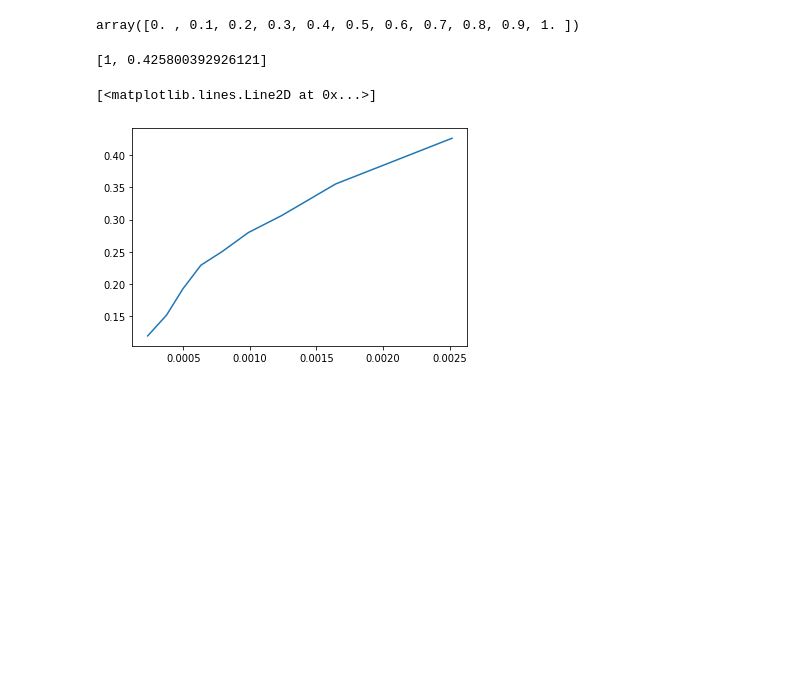
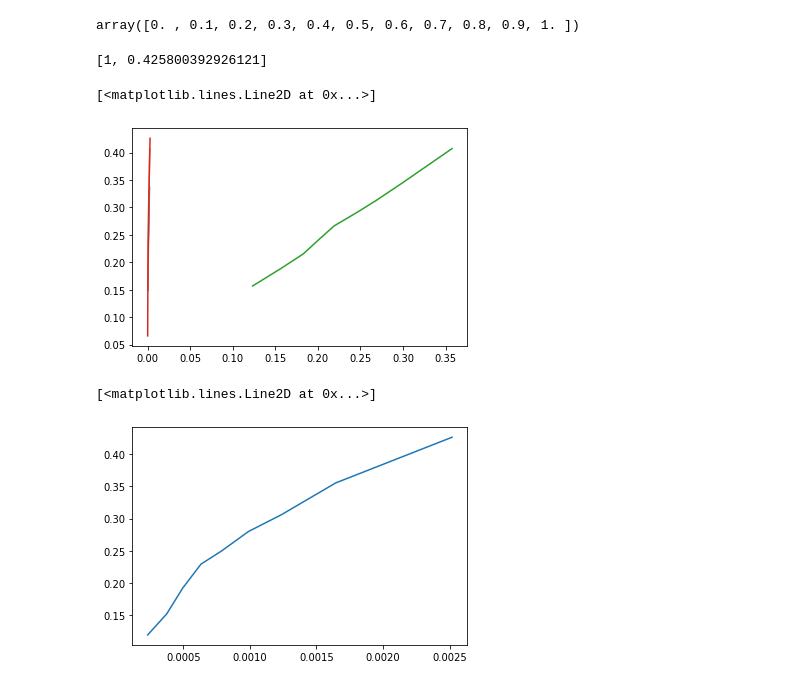
Before and after one commit to kabuhakmeh3/inphormed, a Jupyter notebook: notebooks/Neural Net Testing.ipynb, the cells around one changed output. Drawn from its saved outputs; the diff is of its cells as text; code cells hidden in the pictures; blank space fills up the shorter version.

```diff
--- a/notebooks/Neural Net Testing.ipynb
+++ b/notebooks/Neural Net Testing.ipynb
@@ -640,6 +640,24 @@ tpr_list, fpr_list = generate_roc_values(y_test, y_predicted)
 # %%
 import matplotlib.pyplot as plt
 %matplotlib inline
+# %%
+uni_bi_tpr = [0.336963400108884, 0.29451663884045287, 0.2579691735050892, 0.24287849845501708, 0.22385614315595206, 0.20699589240151595, 0.18748584915989033, 0.16637182077566876, 0.1488914476633685]
+uni_bi_fpr = [0.002309536480589447, 0.001683927568579401, 0.0013375116805062015, 0.0011022361833467383, 0.000923052717412954, 0.0008211416147136751, 0.0006841556525547175, 0.0005279987723152441, 0.0004029240265681355]
+max_tpr = [0.40713433617510797, 0.34381777451042184, 0.3125283213127969, 0.29252921827068773, 0.26624615785414946, 0.24281386463434082, 0.21518118807631748, 0.18858902871489505, 0.15687109602456045]
+max_fpr = [0.002507928748962294, 0.0017781651732514025, 0.001335689626240129, 0.0010943489310551232, 0.0009348118982703104, 0.0008095356761380428, 0.0006708307632427478, 0.0005195202538722488, 0.0003714546884194708]
+stop_fpr = [0.3576140796184367, 0.2985292200407161, 0.2683625394948941, 0.24771829768763076, 0.21910884798716965, 0.20220029390115668, 0.18281575324121757, 0.15651549494731057, 0.12341725428374398]
+stop_tpr = [0.0027889149662778698, 0.002136990489553581, 0.001757259662119525, 0.001476930566659862, 0.001315517456526563, 0.0011654896303815979, 0.0009956500731645892, 0.0007718940714156431, 0.0005168926649513284]
+tfidf_tpr = [0.42598654258768626, 0.33011522549890476, 0.2672340387477744, 0.2344278393365655, 0.20016815535314103, 0.17854123285703682, 0.14047283383828352, 0.10471168256277141, 0.0658636721048241]
+tfidf_fpr = [0.0029151071241229555, 0.001644637151720663, 0.00109840944071349, 0.0008068872927501593, 0.0005676122460611141, 0.0004198024943445616, 0.00029459333257404985, 0.00020610197687132888, 0.00010376530243492242]
+# %%
+plt.figure()
+plt.plot(uni_bi_fpr, uni_bi_tpr)
+plt.plot(max_fpr, max_tpr)
+plt.plot(stop_fpr, max_tpr)
+plt.plot(tfidf_fpr, tfidf_tpr)
+# %% [output]
+[<matplotlib.lines.Line2D at 0x...>]
+[figure, added]
 # %%
 plt.plot(fpr_list, tpr_list)
 # %% [output]
```
Also changed, not shown: parts of 1 cell of this notebook, 6 other files.
